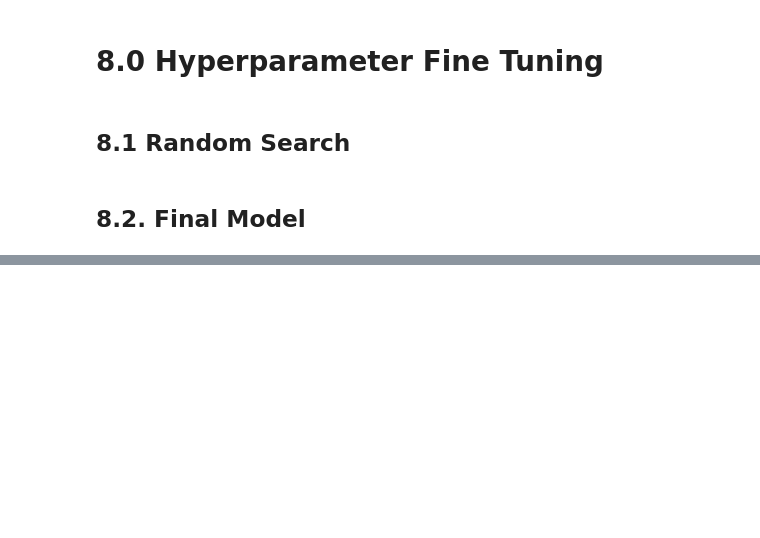
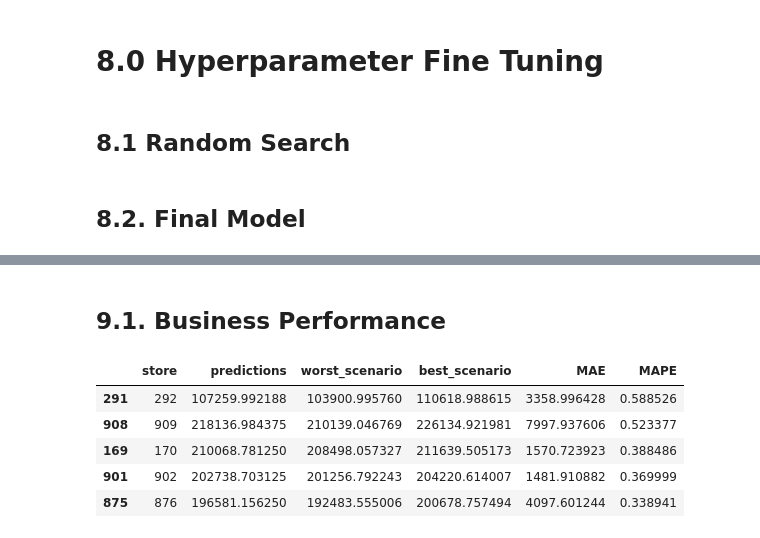
Before and after one commit to luishmq/rossmann_project, a Jupyter notebook: rossman_project.ipynb, the cells around one changed output, grey strips where cells are left out. Saved outputs shown, nothing was run; the diff lists cells and outputs as text; code cells hidden in the pictures; blank space fills up the shorter version.

```diff
--- a/rossman_project.ipynb
+++ b/rossman_project.ipynb
@@ -1229,0 +1260,2 @@ xgb_result_tuned
+# %% [markdown]
+## 9.1. Business Performance
@@ -1229,0 +1280,9 @@ xgb_result_tuned
+# %%
+df92.sort_values( 'MAPE', ascending=False ).head()
+# %% [output]
+|  | store | predictions | worst_scenario | best_scenario | MAE | MAPE |
+| 291 | 292 | 107259.992188 | 103900.995760 | 110618.988615 | 3358.996428 | 0.588526 |
+| 908 | 909 | 218136.984375 | 210139.046769 | 226134.921981 | 7997.937606 | 0.523377 |
+| 169 | 170 | 210068.781250 | 208498.057327 | 211639.505173 | 1570.723923 | 0.388486 |
+| 901 | 902 | 202738.703125 | 201256.792243 | 204220.614007 | 1481.910882 | 0.369999 |
+| 875 | 876 | 196581.156250 | 192483.555006 | 200678.757494 | 4097.601244 | 0.338941 |
```
Also changed, not shown: parts of 15 cells of this notebook.
